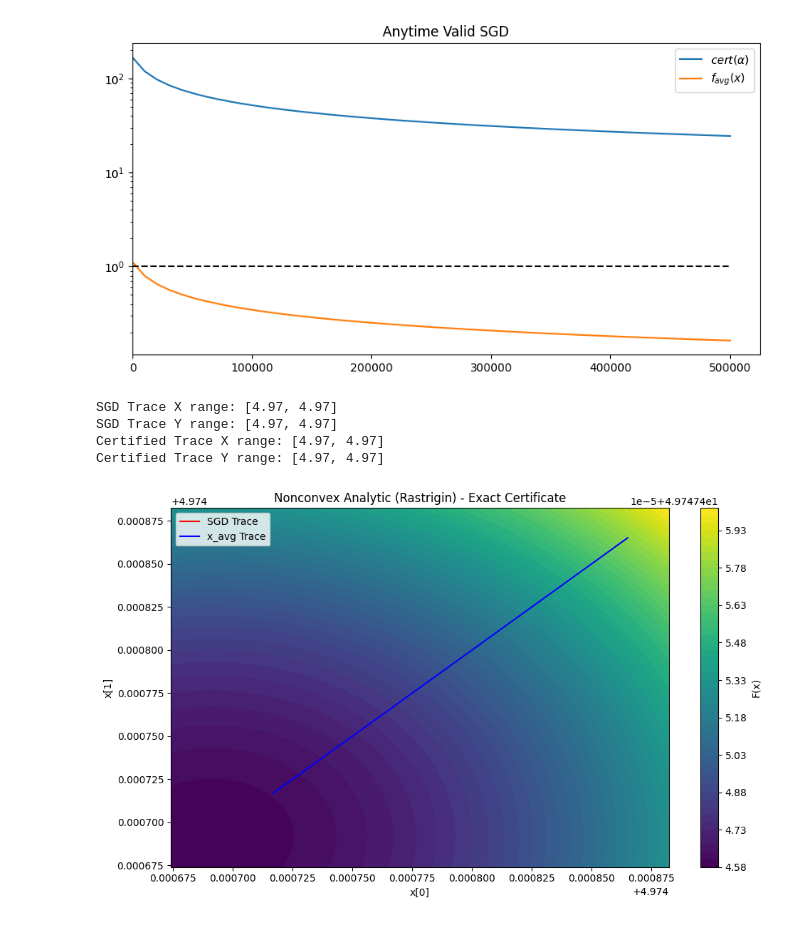
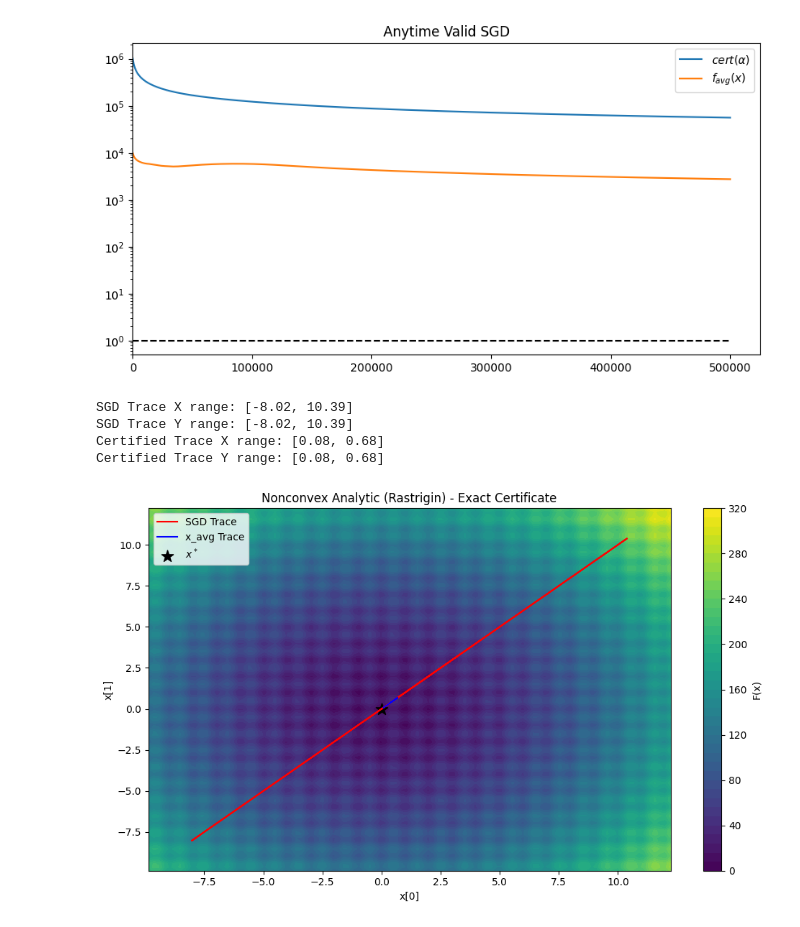
Before and after one commit to tomaszzywicki/anytime-valid-stopping-rules-SGD, a Jupyter notebook: notebooks/02_nonconvex_analytic.ipynb, the cells around one changed output. Saved outputs shown, nothing was run; the diff lists cells and outputs as text; code cells hidden in the pictures.

Commit message:
refined plots, tried to make some study on eta_0 but smth is not working (always exceeding n of iters)

```diff
--- a/notebooks/02_nonconvex_analytic.ipynb
+++ b/notebooks/02_nonconvex_analytic.ipynb
@@ -14,7 +17,7 @@ from src.evaluation import plot_2d_trace
 sigma = 0
 alpha = 0.6
 eps = 1
-eta0 = 0.002
+eta0 = 2.0
 # gamma = 0.51
 gamma = 0.51
 
@@ -27,6 +30,6 @@ x0 = np.r_[1, 1] * 5.0
 
 stop_criterion = ExactNonconvexCertificate(fun, sigma, alpha, eps, L, true_grad)
 
-report_interval = 10000
+report_interval = 1000
 x_avg_t, results = minimize(fun, stoch_grad, None, x0, eta0, gamma, stop_criterion, max_iter=500_000, verbose=True, report_interval=report_interval, true_grad=true_grad, save_trace=True)
 # %% [output]
@@ -65,12 +68,12 @@ plt.legend(loc='upper right')
 plt.title('Anytime Valid SGD')
 plt.show()
 # %% [output]
-[figure, old version]
+[figure, new version]
 # %%
-plot_2d_trace(results, fun, plot_type="contours", title="Nonconvex Analytic (Rastrigin) - Exact Certificate")
+plot_2d_trace(results, fun, plot_type="contours", title="Nonconvex Analytic (Rastrigin) - Exact Certificate", x_min=x_min)
 # %% [output]
-SGD Trace X range: [4.97, 4.97]
-SGD Trace Y range: [4.97, 4.97]
-Certified Trace X range: [4.97, 4.97]
-Certified Trace Y range: [4.97, 4.97]
+SGD Trace X range: [-8.02, 10.39]
+SGD Trace Y range: [-8.02, 10.39]
+Certified Trace X range: [0.08, 0.68]
+Certified Trace Y range: [0.08, 0.68]
-[figure, old version]
+[figure, new version]
```
Also changed, not shown: parts of 2 cells of this notebook, 7 other files.
